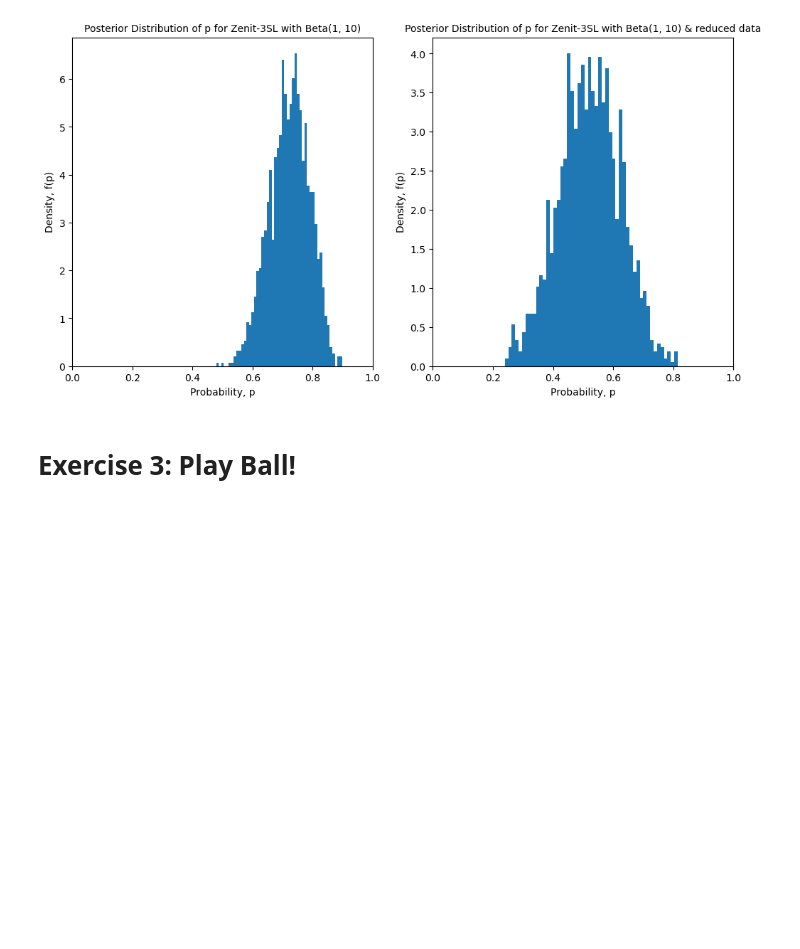
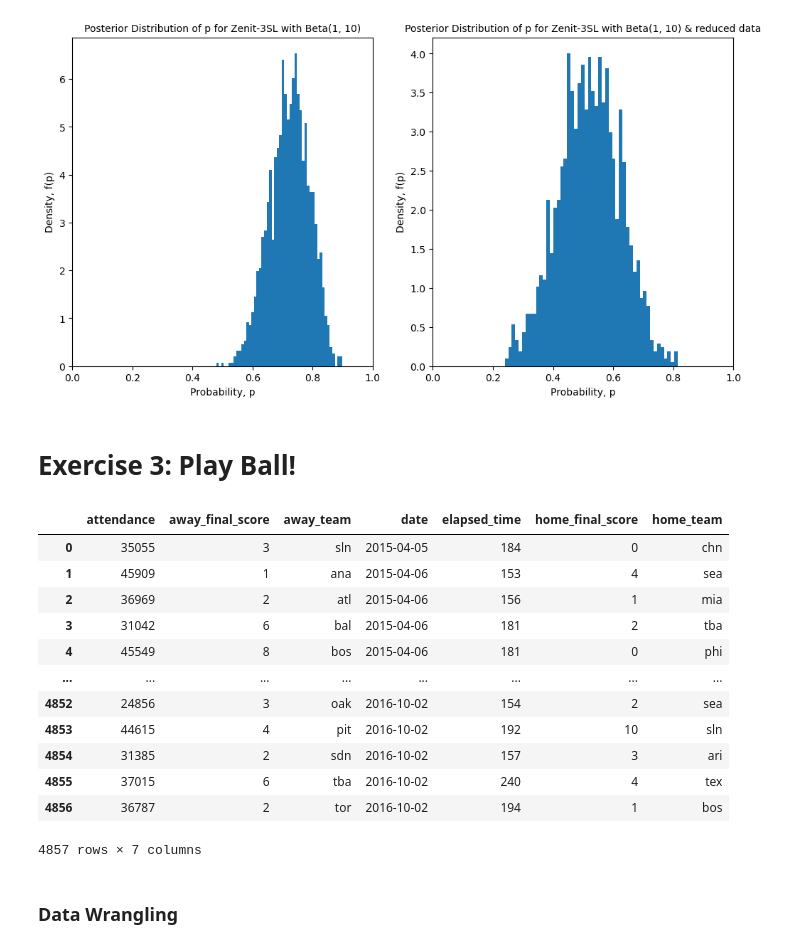
Before and after one commit to johnwslee/Data_Science_Libraries, a Jupyter notebook: pystan/UBC-MDS_example/lab2.ipynb, the cells around one changed output. Drawn from its saved outputs; the diff is of its cells as text; code cells hidden in the pictures; blank space fills up the shorter version.

```diff
--- a/pystan/UBC-MDS_example/lab2.ipynb
+++ b/pystan/UBC-MDS_example/lab2.ipynb
@@ -398,3 +400,22 @@ plt.show();
 [figure]
 # %% [markdown]
 # Exercise 3: Play Ball!
+# %%
+games_raw = pd.read_csv("data/games.csv")
+games_raw
+# %% [output]
+|  | attendance | away_final_score | away_team | date | elapsed_time | home_final_score | home_team |
+| 0 | 35055 | 3 | sln | 2015-04-05 | 184 | 0 | chn |
+| 1 | 45909 | 1 | ana | 2015-04-06 | 153 | 4 | sea |
+| 2 | 36969 | 2 | atl | 2015-04-06 | 156 | 1 | mia |
+| 3 | 31042 | 6 | bal | 2015-04-06 | 181 | 2 | tba |
+| 4 | 45549 | 8 | bos | 2015-04-06 | 181 | 0 | phi |
+| ... | ... | ... | ... | ... | ... | ... | ... |
+| 4852 | 24856 | 3 | oak | 2016-10-02 | 154 | 2 | sea |
+| 4853 | 44615 | 4 | pit | 2016-10-02 | 192 | 10 | sln |
+| 4854 | 31385 | 2 | sdn | 2016-10-02 | 157 | 3 | ari |
+| 4855 | 37015 | 6 | tba | 2016-10-02 | 240 | 4 | tex |
+| 4856 | 36787 | 2 | tor | 2016-10-02 | 194 | 1 | bos |
+4857 rows × 7 columns
+# %% [markdown]
+### Data Wrangling
```
Also changed, not shown: parts of 18 cells of this notebook.
